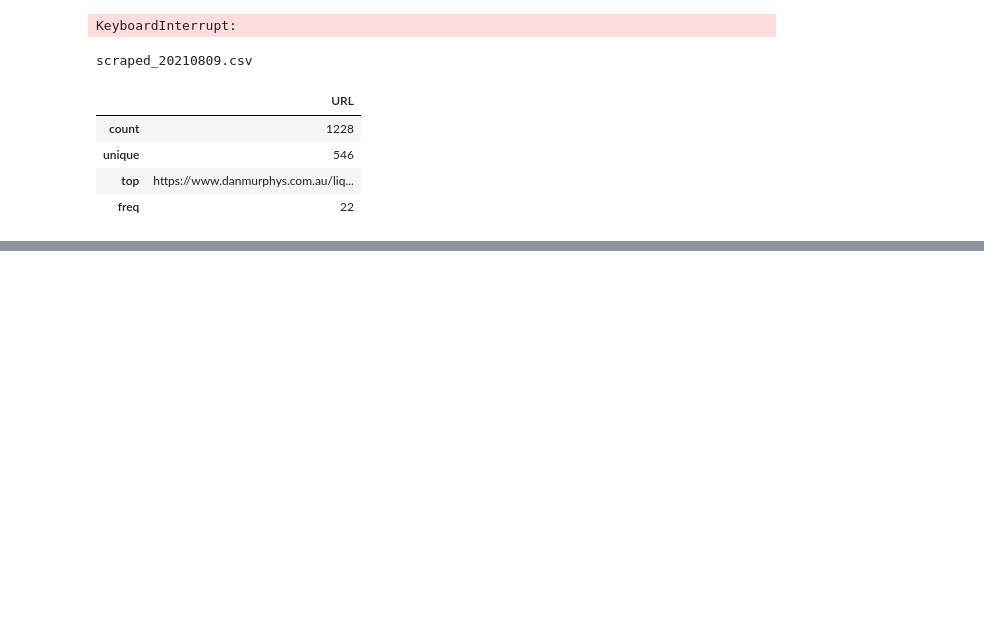
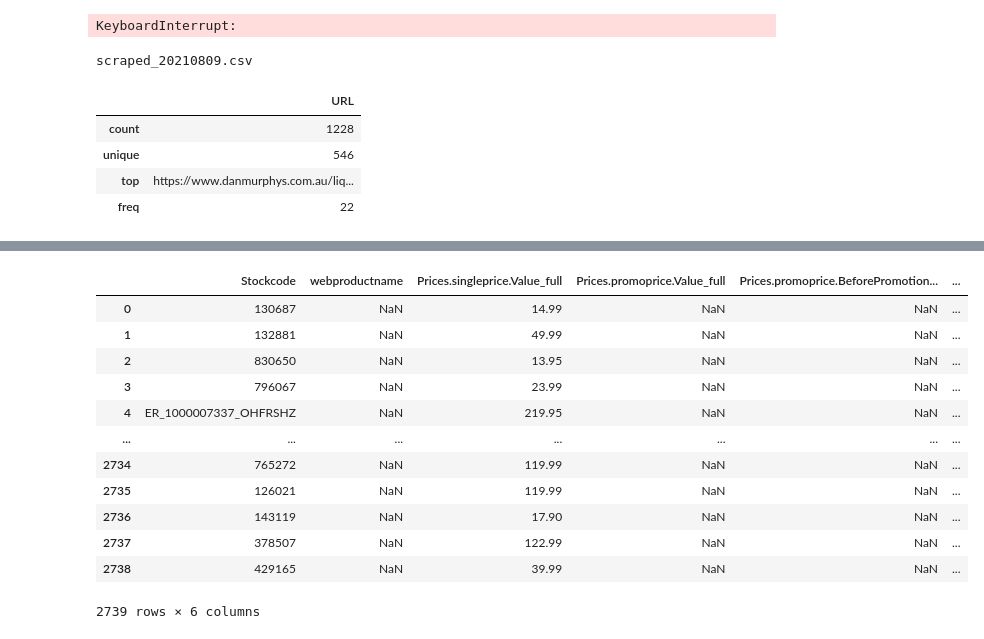
Before and after one commit to paneadie/dans, a Jupyter notebook: Dans4.ipynb, the cells around one changed output, grey strips where cells are left out. Drawn from its saved outputs; the diff is of its cells as text; code cells hidden in the pictures; blank space fills up the shorter version.

Commit message:
Finally have a fairly clean view, just need to remove columns. Also found a shortcut.

```diff
--- a/Dans4.ipynb
+++ b/Dans4.ipynb
@@ -184,0 +237,16 @@ df.to_csv("mydf.csv")
+# %%
+gives
+# %% [output]
+|  | Stockcode | webproductname | Prices.singleprice.Value_full | Prices.promoprice.Value_full | Prices.promoprice.BeforePromotion... | ... |
+| 0 | 130687 | NaN | 14.99 | NaN | NaN | ... |
+| 1 | 132881 | NaN | 49.99 | NaN | NaN | ... |
+| 2 | 830650 | NaN | 13.95 | NaN | NaN | ... |
+| 3 | 796067 | NaN | 23.99 | NaN | NaN | ... |
+| 4 | ER_1000007337_OHFRSHZ | NaN | 219.95 | NaN | NaN | ... |
+| ... | ... | ... | ... | ... | ... | ... |
+| 2734 | 765272 | NaN | 119.99 | NaN | NaN | ... |
+| 2735 | 126021 | NaN | 119.99 | NaN | NaN | ... |
+| 2736 | 143119 | NaN | 17.90 | NaN | NaN | ... |
+| 2737 | 378507 | NaN | 122.99 | NaN | NaN | ... |
+| 2738 | 429165 | NaN | 39.99 | NaN | NaN | ... |
+2739 rows × 6 columns
```
Also changed, not shown: parts of 27 cells of this notebook.
